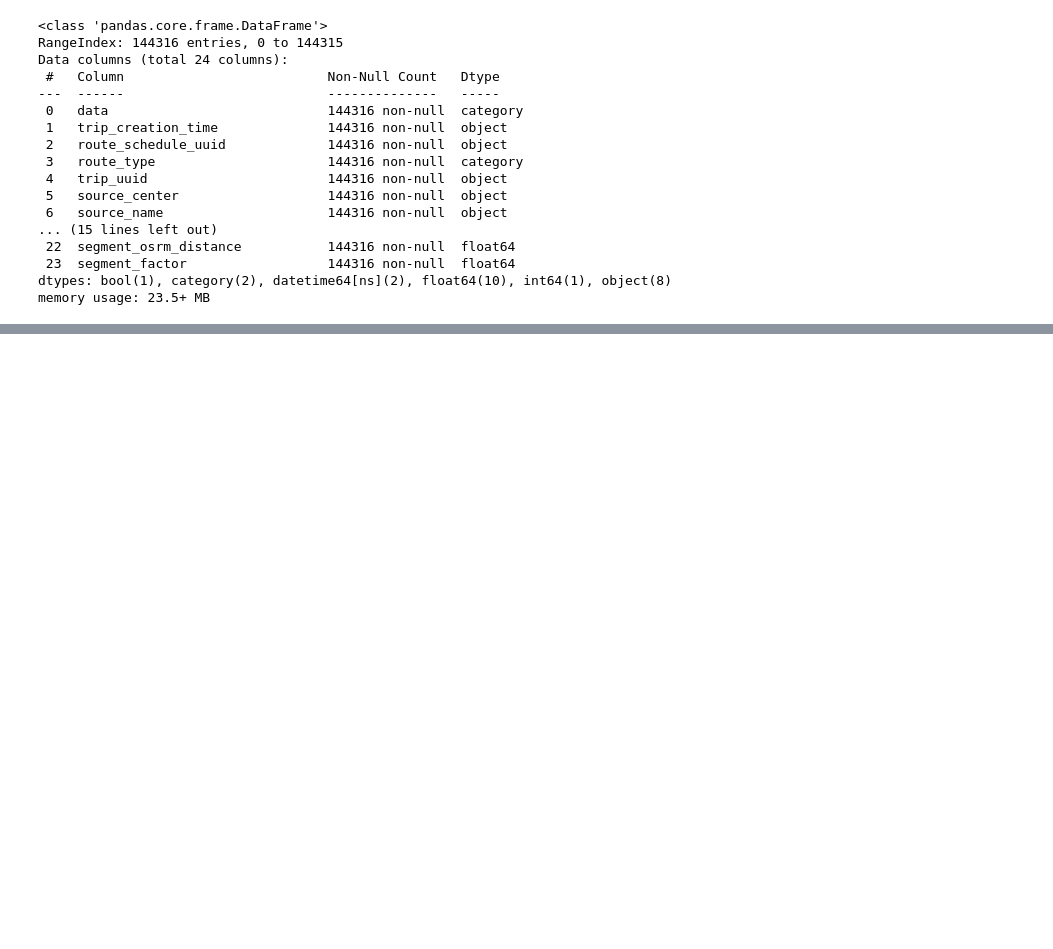
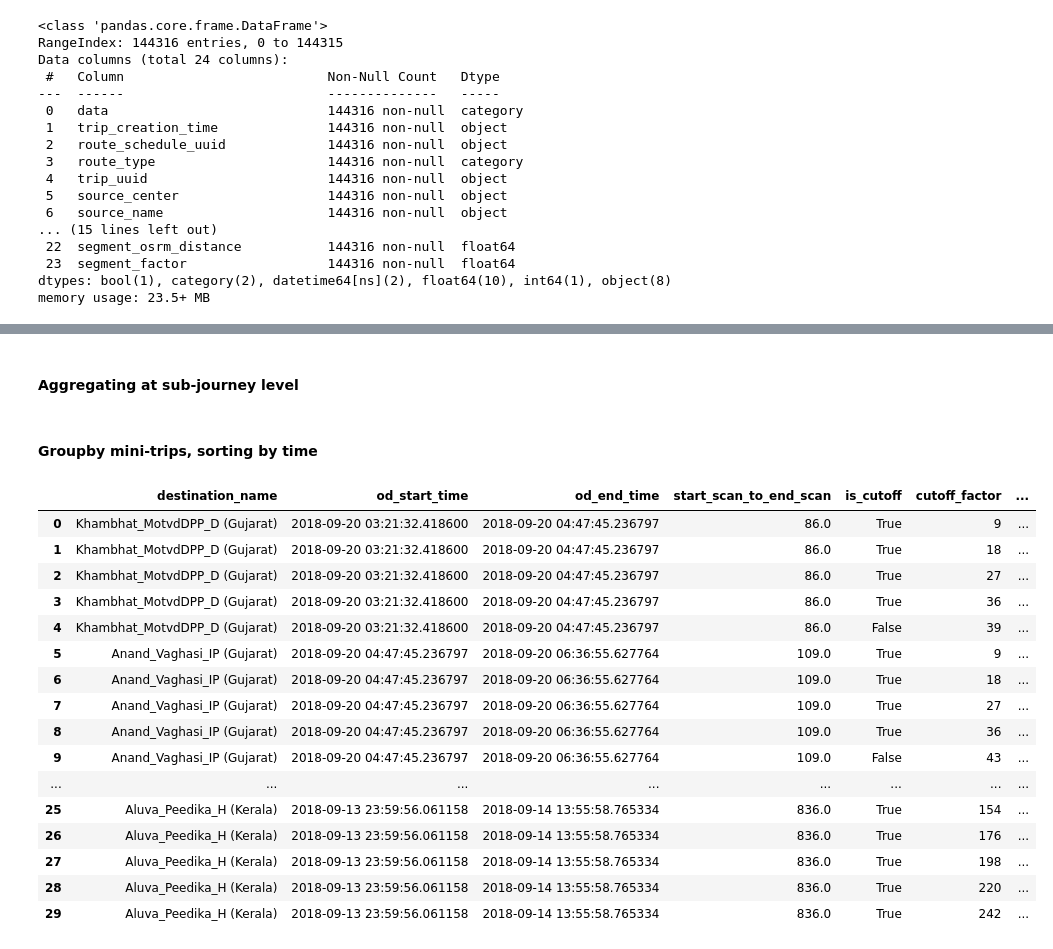
Before and after one commit to Shyamu431/delhivery, a Jupyter notebook: delhivery.ipynb, the cells around one changed output, grey strips where cells are left out. Drawn from its saved outputs; the diff is of its cells as text; code cells hidden in the pictures; blank space fills up the shorter version.

```diff
--- a/delhivery.ipynb
+++ b/delhivery.ipynb
@@ -106,3 +106,12 @@ Data columns (total 24 columns):
  23  segment_factor                  144316 non-null  float64
 dtypes: bool(1), category(2), datetime64[ns](2), float64(10), int64(1), object(8)
 memory usage: 23.5+ MB
+# %%
+df['segment'] = df['trip_uuid'] + df['source_center'] + df['destination_center']
+
+segment_cols = ['segment_actual_time', 'segment_osrm_time', 'segment_osrm_distance']
+
+for col in segment_cols:
+    df[col+ '_sum'] = df.groupby('segment')[col].cumsum()
+
+df[[col+ '_sum' for col in segment_cols]]
@@ -108,0 +132,2 @@ memory usage: 23.5+ MB
+# %% [markdown]
+#### Aggregating at sub-journey level
@@ -108,0 +162,22 @@ memory usage: 23.5+ MB
+# %% [markdown]
+#### Groupby mini-trips, sorting by time
+# %%
+df.head(30).iloc[::,8:]
+# %% [output]
+|  | destination_name | od_start_time | od_end_time | start_scan_to_end_scan | is_cutoff | cutoff_factor | ... |
+| 0 | Khambhat_MotvdDPP_D (Gujarat) | 2018-09-20 03:21:32.418600 | 2018-09-20 04:47:45.236797 | 86.0 | True | 9 | ... |
+| 1 | Khambhat_MotvdDPP_D (Gujarat) | 2018-09-20 03:21:32.418600 | 2018-09-20 04:47:45.236797 | 86.0 | True | 18 | ... |
+| 2 | Khambhat_MotvdDPP_D (Gujarat) | 2018-09-20 03:21:32.418600 | 2018-09-20 04:47:45.236797 | 86.0 | True | 27 | ... |
+| 3 | Khambhat_MotvdDPP_D (Gujarat) | 2018-09-20 03:21:32.418600 | 2018-09-20 04:47:45.236797 | 86.0 | True | 36 | ... |
+| 4 | Khambhat_MotvdDPP_D (Gujarat) | 2018-09-20 03:21:32.418600 | 2018-09-20 04:47:45.236797 | 86.0 | False | 39 | ... |
+| 5 | Anand_Vaghasi_IP (Gujarat) | 2018-09-20 04:47:45.236797 | 2018-09-20 06:36:55.627764 | 109.0 | True | 9 | ... |
+| 6 | Anand_Vaghasi_IP (Gujarat) | 2018-09-20 04:47:45.236797 | 2018-09-20 06:36:55.627764 | 109.0 | True | 18 | ... |
+| 7 | Anand_Vaghasi_IP (Gujarat) | 2018-09-20 04:47:45.236797 | 2018-09-20 06:36:55.627764 | 109.0 | True | 27 | ... |
+| 8 | Anand_Vaghasi_IP (Gujarat) | 2018-09-20 04:47:45.236797 | 2018-09-20 06:36:55.627764 | 109.0 | True | 36 | ... |
+| 9 | Anand_Vaghasi_IP (Gujarat) | 2018-09-20 04:47:45.236797 | 2018-09-20 06:36:55.627764 | 109.0 | False | 43 | ... |
+| ... | ... | ... | ... | ... | ... | ... | ... |
+| 25 | Aluva_Peedika_H (Kerala) | 2018-09-13 23:59:56.061158 | 2018-09-14 13:55:58.765334 | 836.0 | True | 154 | ... |
+| 26 | Aluva_Peedika_H (Kerala) | 2018-09-13 23:59:56.061158 | 2018-09-14 13:55:58.765334 | 836.0 | True | 176 | ... |
+| 27 | Aluva_Peedika_H (Kerala) | 2018-09-13 23:59:56.061158 | 2018-09-14 13:55:58.765334 | 836.0 | True | 198 | ... |
+| 28 | Aluva_Peedika_H (Kerala) | 2018-09-13 23:59:56.061158 | 2018-09-14 13:55:58.765334 | 836.0 | True | 220 | ... |
+| 29 | Aluva_Peedika_H (Kerala) | 2018-09-13 23:59:56.061158 | 2018-09-14 13:55:58.765334 | 836.0 | True | 242 | ... |
```
Also changed, not shown: parts of 2 cells of this notebook.
